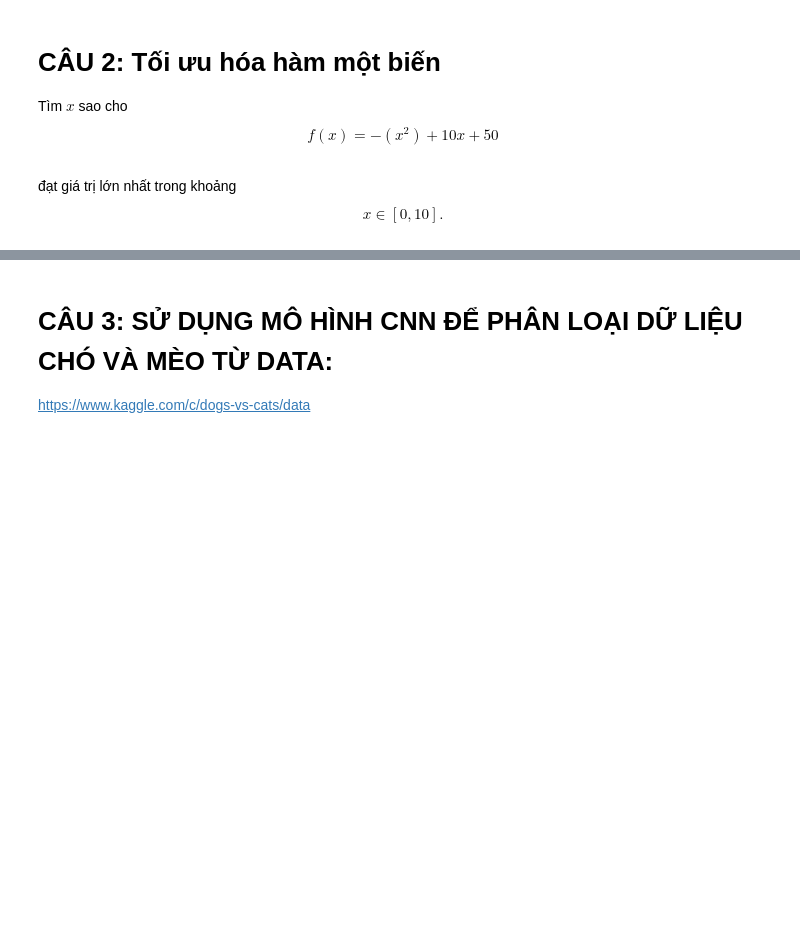
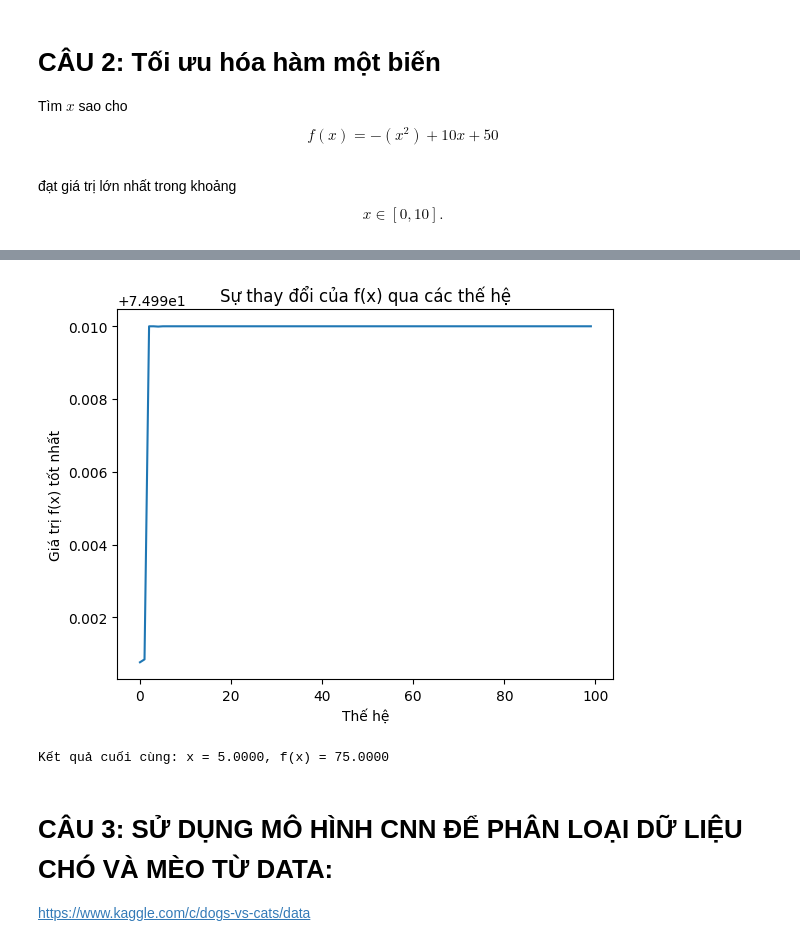
Before and after one commit to tranguyenxuwu/intro-to-ai, a Jupyter notebook: THI_THU/De_On_Tap.ipynb, the cells around one changed output, grey strips where cells are left out. Saved outputs shown, nothing was run; the diff lists cells and outputs as text; code cells hidden in the pictures; blank space fills up the shorter version.

```diff
--- a/THI_THU/De_On_Tap.ipynb
+++ b/THI_THU/De_On_Tap.ipynb
@@ -22,3 +73,71 @@ x \in [0, 10].
 $$
 # %%
 # CODE HERE
+import numpy as np
+import random
+import matplotlib.pyplot as plt
+
+# Hàm mục tiêu
+def fitness_function(x):
+    return -(x**2) + 10*x + 50
+
+# Khởi tạo quần thể
+def initialize_population(pop_size, min_val, max_val):
+    return [random.uniform(min_val, max_val) for _ in range(pop_size)]
+
+# Lựa chọn (Tournament Selection)
+def select_parents(population, fitness_values, tournament_size=3):
+    selected = random.sample(range(len(population)), tournament_size)
+    best_idx = max(selected, key=lambda i: fitness_values[i])
+    return population[best_idx]
+
+# Lai ghép
+def crossover(parent1, parent2, crossover_rate=0.8):
+    if random.random() < crossover_rate:
+        return (parent1 + parent2) / 2
+    return parent1
+
+# Đột biến
+def mutate(individual, mutation_rate=0.1, min_val=0, max_val=10):
+    if random.random() < mutation_rate:
+        return random.uniform(min_val, max_val)
+    return individual
+
+# Thuật toán di truyền
+def genetic_algorithm_example1(pop_size=50, generations=100, min_val=0, max_val=10):
+    population = initialize_population(pop_size, min_val, max_val)
+    best_fitness_history = []
+
+    for generation in range(generations):
+        fitness_values = [fitness_function(x) for x in population]
+        best_fitness = max(fitness_values)
+        best_fitness_history.append(best_fitness)
+
+        new_population = []
+        for _ in range(pop_size):
+            parent1 = select_parents(population, fitness_values)
+            parent2 = select_parents(population, fitness_values)
+            child = crossover(parent1, parent2)
+            child = mutate(child)
+            new_population.append(child)
+
+        population = new_population
+        best_individual = population[np.argmax([fitness_function(x) for x in population])]
+        print(f'Thế hệ {generation + 1}: x = {best_individual:.4f}, f(x) = {best_fitness:.4f}')
+
+    best_fitness = max([fitness_function(x) for x in population])
+    best_individual = population[np.argmax([fitness_function(x) for x in population])]
+
+    # Trực quan hóa
+    plt.plot(range(generations), best_fitness_history)
+    plt.xlabel('Thế hệ')
+    plt.ylabel('Giá trị f(x) tốt nhất')
+    plt.title('Sự thay đổi của f(x) qua các thế hệ')
+    plt.show()
+
+    return best_individual, best_fitness
+
+# Chạy thuật toán
+best_x, best_f = genetic_algorithm_example1()
+print(f'\nKết quả cuối cùng: x = {best_x:.4f}, f(x) = {best_f:.4f}')
+# %% [output]
@@ -25,3 +161,5 @@ $$
+[figure, added]
+Kết quả cuối cùng: x = 5.0000, f(x) = 75.0000
 # %% [markdown]
 # CÂU 3: SỬ DỤNG MÔ HÌNH CNN ĐỂ PHÂN LOẠI DỮ LIỆU CHÓ VÀ MÈO TỪ DATA:
 
```
Also changed, not shown: parts of 5 cells of this notebook, 10 other files.
